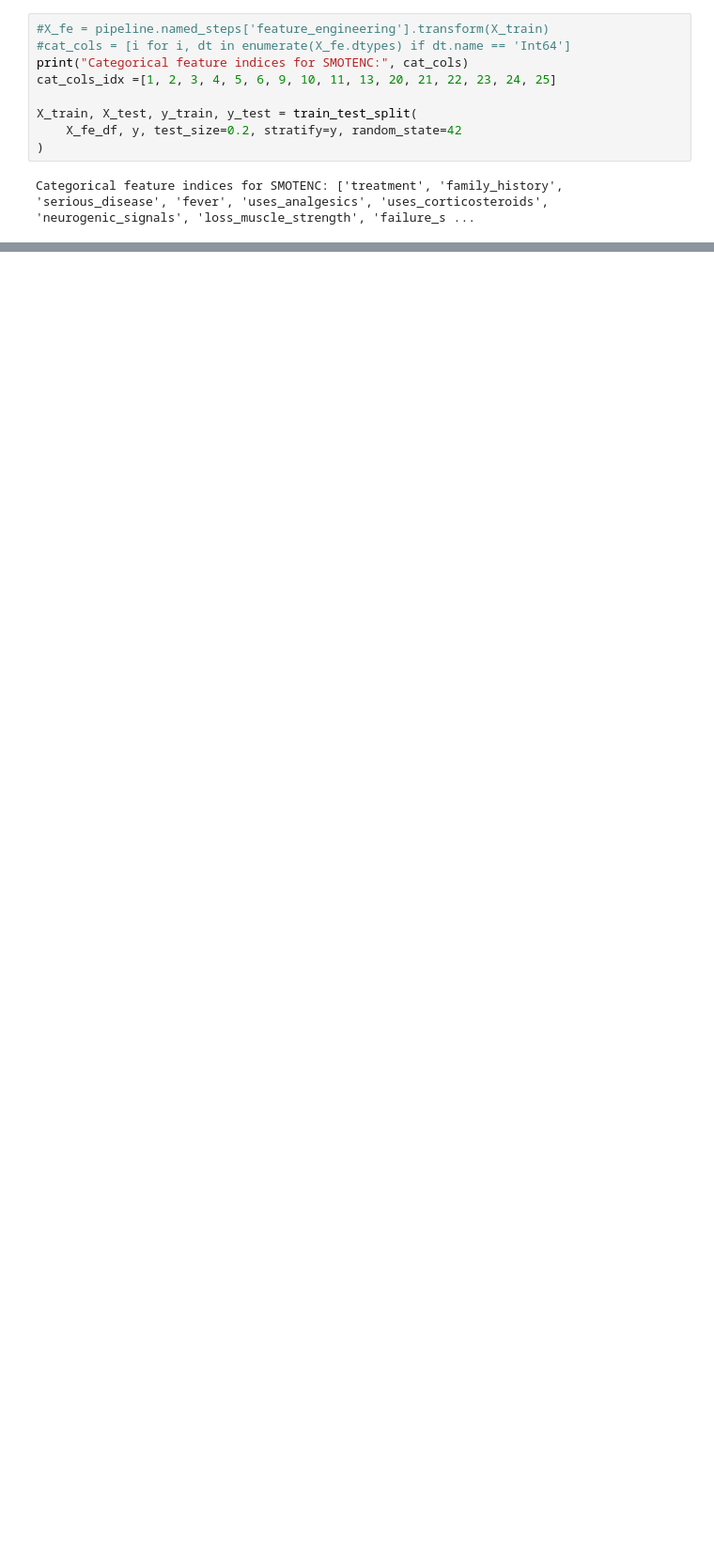
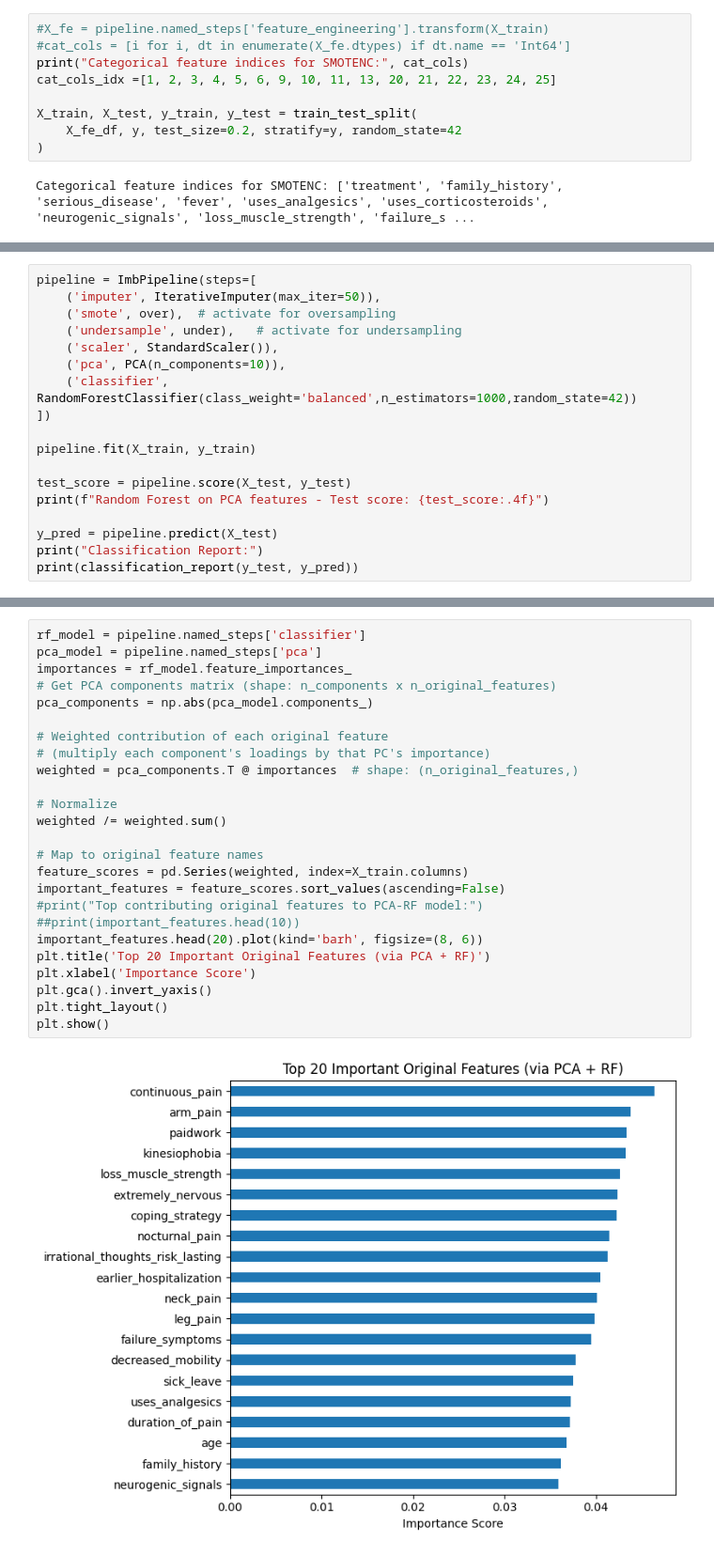
Before and after one commit to mard4/data-science, a Jupyter notebook: project/pipeline.ipynb, the cells around one changed output, grey strips where cells are left out. Shown at 94% size. Cells and saved outputs as stored; diff of their text form; blank space fills up the shorter version.

```diff
--- a/project/pipeline.ipynb
+++ b/project/pipeline.ipynb
@@ -436,0 +475,18 @@ print(classification_report(y_test, y_pred))
+# %%
+pipeline = ImbPipeline(steps=[
+    ('imputer', IterativeImputer(max_iter=50)),
+    ('smote', over),  # activate for oversampling
+    ('undersample', under),   # activate for undersampling
+    ('scaler', StandardScaler()),
+    ('pca', PCA(n_components=10)),
+    ('classifier', RandomForestClassifier(class_weight='balanced',n_estimators=1000,random_state=42))
+])
+
+pipeline.fit(X_train, y_train)
+
+test_score = pipeline.score(X_test, y_test)
+print(f"Random Forest on PCA features - Test score: {test_score:.4f}")
+
+y_pred = pipeline.predict(X_test)
+print("Classification Report:")
+print(classification_report(y_test, y_pred))
@@ -436,0 +504,27 @@ print(classification_report(y_test, y_pred))
+# %%
+rf_model = pipeline.named_steps['classifier']
+pca_model = pipeline.named_steps['pca']
+importances = rf_model.feature_importances_
+# Get PCA components matrix (shape: n_components x n_original_features)
+pca_components = np.abs(pca_model.components_)
+
+# Weighted contribution of each original feature
+# (multiply each component's loadings by that PC's importance)
+weighted = pca_components.T @ importances  # shape: (n_original_features,)
+
+# Normalize
+weighted /= weighted.sum()
+
+# Map to original feature names
+feature_scores = pd.Series(weighted, index=X_train.columns)
+important_features = feature_scores.sort_values(ascending=False)
+#print("Top contributing original features to PCA-RF model:")
+##print(important_features.head(10))
+important_features.head(20).plot(kind='barh', figsize=(8, 6))
+plt.title('Top 20 Important Original Features (via PCA + RF)')
+plt.xlabel('Importance Score')
+plt.gca().invert_yaxis()
+plt.tight_layout()
+plt.show()
+# %% [output]
+[figure, added]
```
Also changed, not shown: parts of 40 cells of this notebook, 2 other files.
